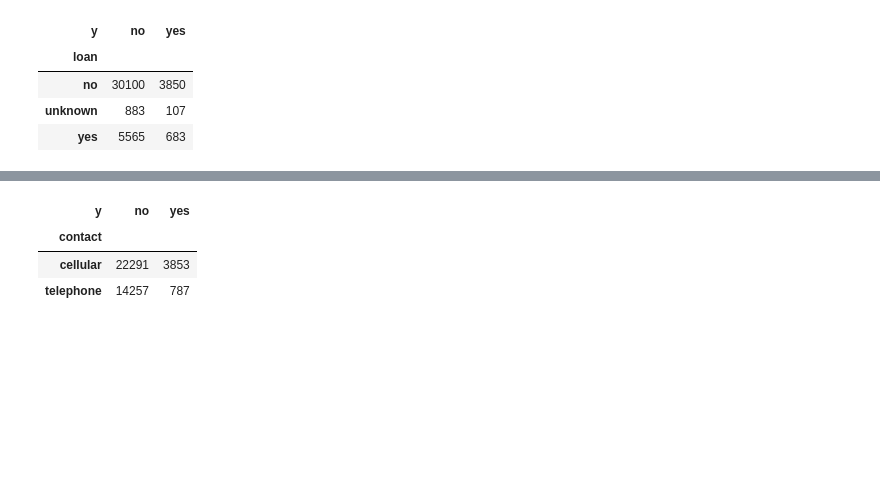
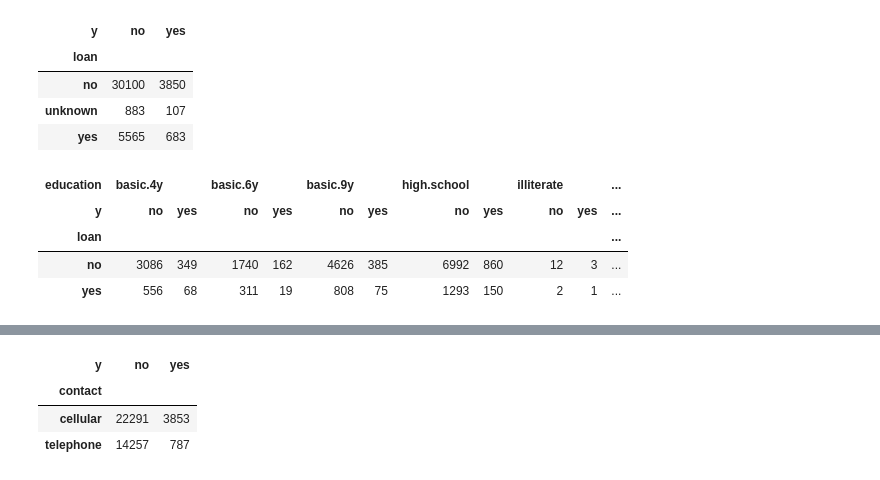
Before and after one commit to AmeeAyco/BANK-DATA-MARKETING-, a Jupyter notebook: MAN_203_S1.ipynb, the cells around one changed output, grey strips where cells are left out. Saved outputs shown, nothing was run; the diff lists cells and outputs as text; code cells hidden in the pictures; blank space fills up the shorter version.

```diff
--- a/MAN_203_S1.ipynb
+++ b/MAN_203_S1.ipynb
@@ -746,3 +762,11 @@ pd.crosstab(df_Bank_Data['loan'],df_Bank_Data['y'])
 | no | 30100 | 3850 |
 | unknown | 883 | 107 |
 | yes | 5565 | 683 |
+# %%
+pd.crosstab( df_Bank_Data['loan'], [df_Bank_Data['education'], df_Bank_Data['y']])
+# %% [output]
+| education | basic.4y |  | basic.6y |  | basic.9y |  | high.school |  | illiterate |  | ... |
+| y | no | yes | no | yes | no | yes | no | yes | no | yes | ... |
+| loan |  |  |  |  |  |  |  |  |  |  | ... |
+| no | 3086 | 349 | 1740 | 162 | 4626 | 385 | 6992 | 860 | 12 | 3 | ... |
+| yes | 556 | 68 | 311 | 19 | 808 | 75 | 1293 | 150 | 2 | 1 | ... |
```
Also changed, not shown: parts of 11 cells of this notebook.
